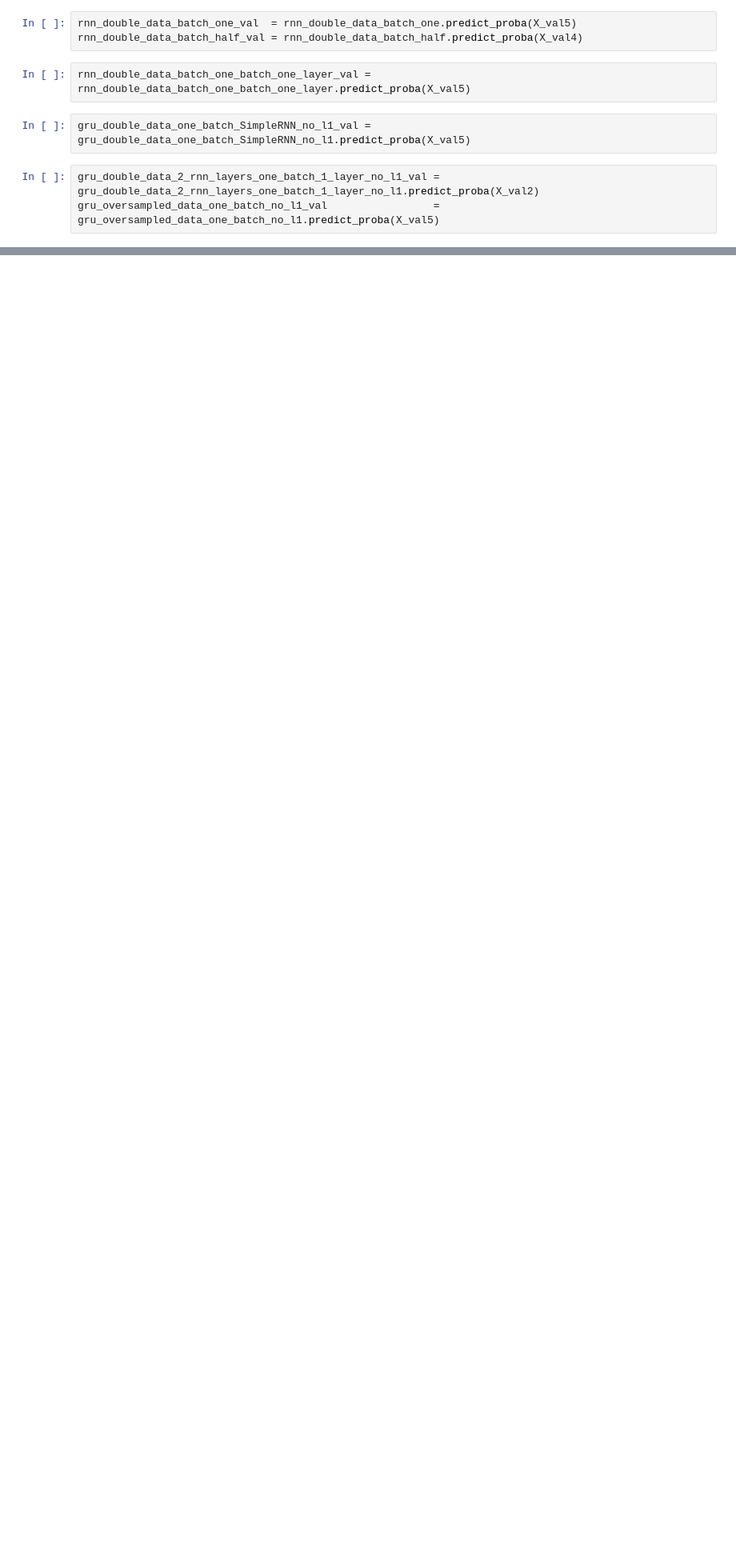
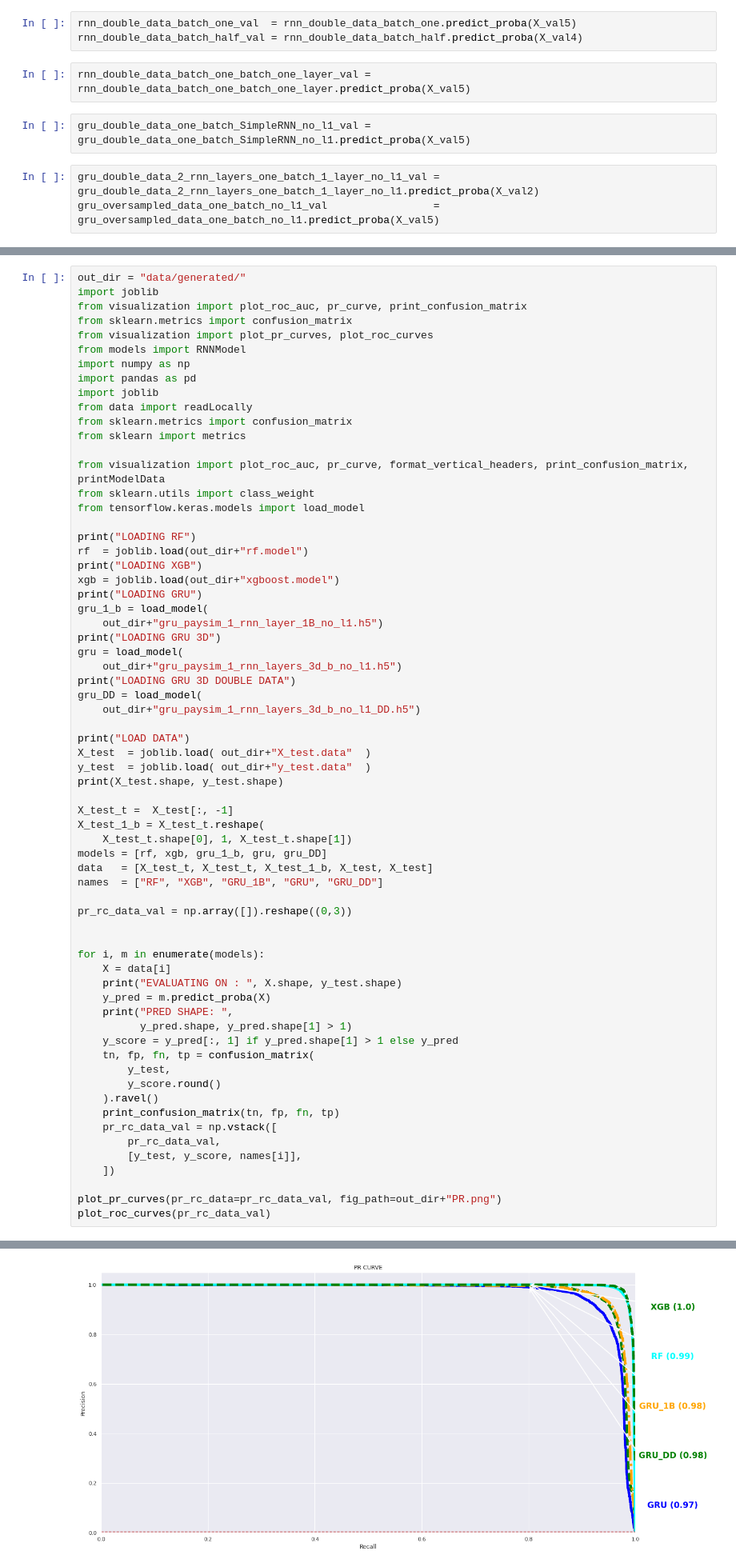
Before and after one commit to rubencg195/Recurrent-Neural-Networks-for-Credit-Card-Fraud-Detection, a Jupyter notebook: TrainRFModels.ipynb, the cells around one changed output, grey strips where cells are left out. Shown at 80% size. Drawn from its saved outputs; the diff is of its cells as text; blank space fills up the shorter version.

Commit message:
create paysim models

```diff
--- a/TrainRFModels.ipynb
+++ b/TrainRFModels.ipynb
@@ -606,0 +611,67 @@ RANDOM:  0.065
+# %%
+out_dir = "data/generated/"
+import joblib
+from visualization import plot_roc_auc, pr_curve, print_confusion_matrix
+from sklearn.metrics import confusion_matrix
+from visualization import plot_pr_curves, plot_roc_curves
+from models import RNNModel
+import numpy as np
+import pandas as pd
+import joblib
+from data import readLocally
+from sklearn.metrics import confusion_matrix
+from sklearn import metrics
+
+from visualization import plot_roc_auc, pr_curve, format_vertical_headers, print_confusion_matrix, printModelData
+from sklearn.utils import class_weight
+from tensorflow.keras.models import load_model
+
+print("LOADING RF")
+rf  = joblib.load(out_dir+"rf.model")
+print("LOADING XGB")
+xgb = joblib.load(out_dir+"xgboost.model")
+print("LOADING GRU")
+gru_1_b = load_model(
+    out_dir+"gru_paysim_1_rnn_layer_1B_no_l1.h5")
+print("LOADING GRU 3D")
+gru = load_model(
+    out_dir+"gru_paysim_1_rnn_layers_3d_b_no_l1.h5")
+print("LOADING GRU 3D DOUBLE DATA")
+gru_DD = load_model(
+    out_dir+"gru_paysim_1_rnn_layers_3d_b_no_l1_DD.h5")
+
+print("LOAD DATA")
+X_test  = joblib.load( out_dir+"X_test.data"  )
+y_test  = joblib.load( out_dir+"y_test.data"  )
+print(X_test.shape, y_test.shape)
+
+X_test_t =  X_test[:, -1]
+X_test_1_b = X_test_t.reshape(
+    X_test_t.shape[0], 1, X_test_t.shape[1])
+models = [rf, xgb, gru_1_b, gru, gru_DD]
+data   = [X_test_t, X_test_t, X_test_1_b, X_test, X_test]
+names  = ["RF", "XGB", "GRU_1B", "GRU", "GRU_DD"]
+
+pr_rc_data_val = np.array([]).reshape((0,3))
+
+
+for i, m in enumerate(models):
+    X = data[i]
+    print("EVALUATING ON : ", X.shape, y_test.shape)
+    y_pred = m.predict_proba(X)
+    print("PRED SHAPE: ",
+          y_pred.shape, y_pred.shape[1] > 1)
+    y_score = y_pred[:, 1] if y_pred.shape[1] > 1 else y_pred
+    tn, fp, fn, tp = confusion_matrix(
+        y_test,
+        y_score.round()
+    ).ravel()
+    print_confusion_matrix(tn, fp, fn, tp)
+    pr_rc_data_val = np.vstack([
+        pr_rc_data_val,
+        [y_test, y_score, names[i]],
+    ])
+
+plot_pr_curves(pr_rc_data=pr_rc_data_val, fig_path=out_dir+"PR.png")
+plot_roc_curves(pr_rc_data_val)
+# %% [output]
@@ -606,0 +705 @@ RANDOM:  0.065
+[figure, added]
```
Also changed, not shown: parts of 3 cells of this notebook, 4 other files.
